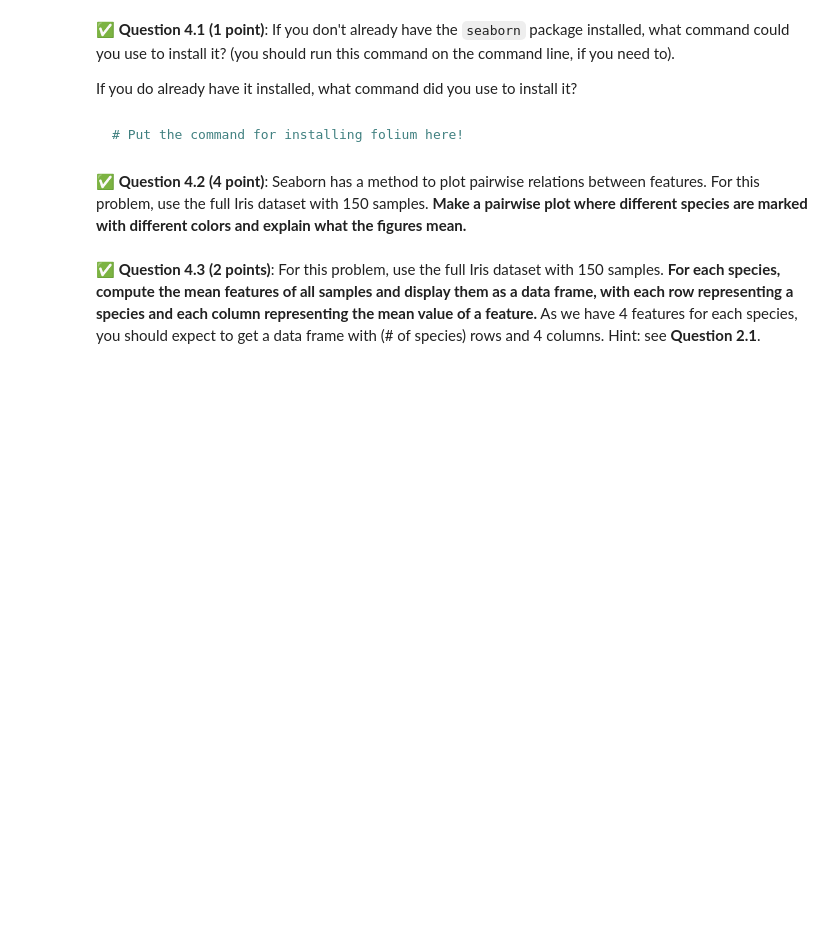
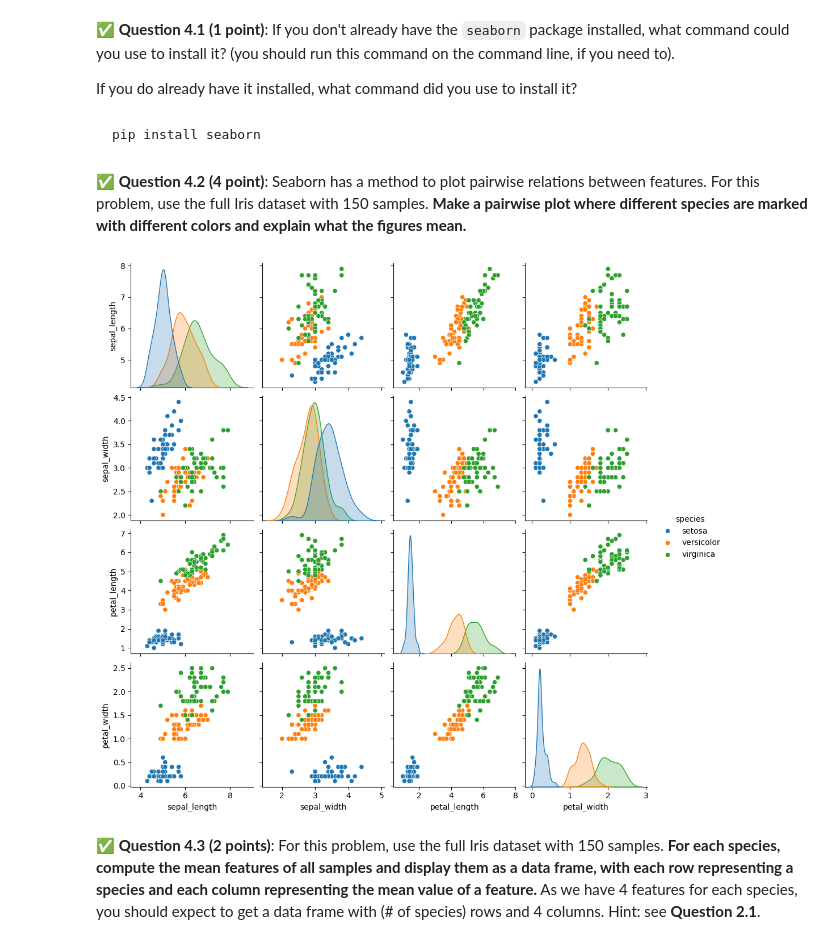
Before and after one commit to brytran/CMSE202-f23-turnin, a Jupyter notebook: hw-01/HW-01_GitPracticeDebuggingPythonPackagesAndClasses-STUDENT.ipynb, the cells around one changed output. Saved outputs shown, nothing was run; the diff lists cells and outputs as text; code cells hidden in the pictures; blank space fills up the shorter version.

````diff
--- a/hw-01/HW-01_GitPracticeDebuggingPythonPackagesAndClasses-STUDENT.ipynb
+++ b/hw-01/HW-01_GitPracticeDebuggingPythonPackagesAndClasses-STUDENT.ipynb
@@ -430,9 +430,9 @@ We will use a new Python package `seaborn`. Seaborn is a Python data visualizati
 &#9989; **Question 4.1 (1 point)**: If you don't already have the `seaborn` package installed, what command could you use to install it? (you should run this command on the command line, if you need to).
 
 If you do already have it installed, what command did you use to install it?
-# %% [markdown]
-```bash
-# Put the command for installing folium here!
-```
+# %% [markdown]
+```bash
+pip install seaborn
+```
 # %% [markdown]
 &#9989; **Question 4.2 (4 point)**: Seaborn has a method to plot pairwise relations between features. For this problem, use the full Iris dataset with 150 samples. **Make a pairwise plot where different species are marked with different colors and explain what the figures mean.**
@@ -441,2 +439,16 @@ If you do already have it installed, what command did you use to install it?
+# %%
+### Put your code here
+# importing packages
+import seaborn
+import matplotlib.pyplot as plt
+
+############# Main Section ############
+# loading dataset using seaborn
+# pairplot with hue day
+seaborn.pairplot(data, hue ='species')
+# to show
+plt.show()
+# %% [output]
+[figure, added]
 # %% [markdown]
 &#9989; **Question 4.3 (2 points)**: For this problem, use the full Iris dataset with 150 samples. **For each species, compute the mean features of all samples and display them as a data frame, with each row representing a species and each column representing the mean value of a feature.** As we have 4 features for each species, you should expect to get a data frame with (# of species) rows and 4 columns. Hint: see **Question 2.1**.
````
Also changed, not shown: parts of 5 cells of this notebook.
